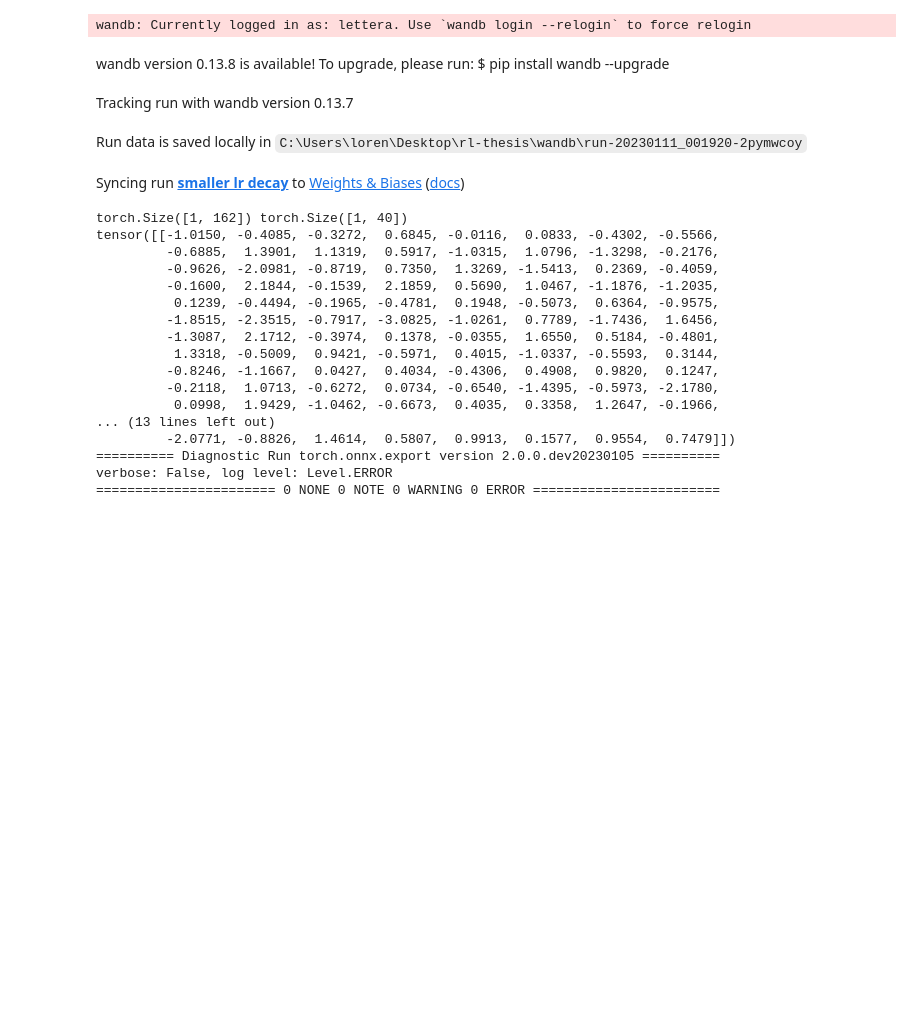
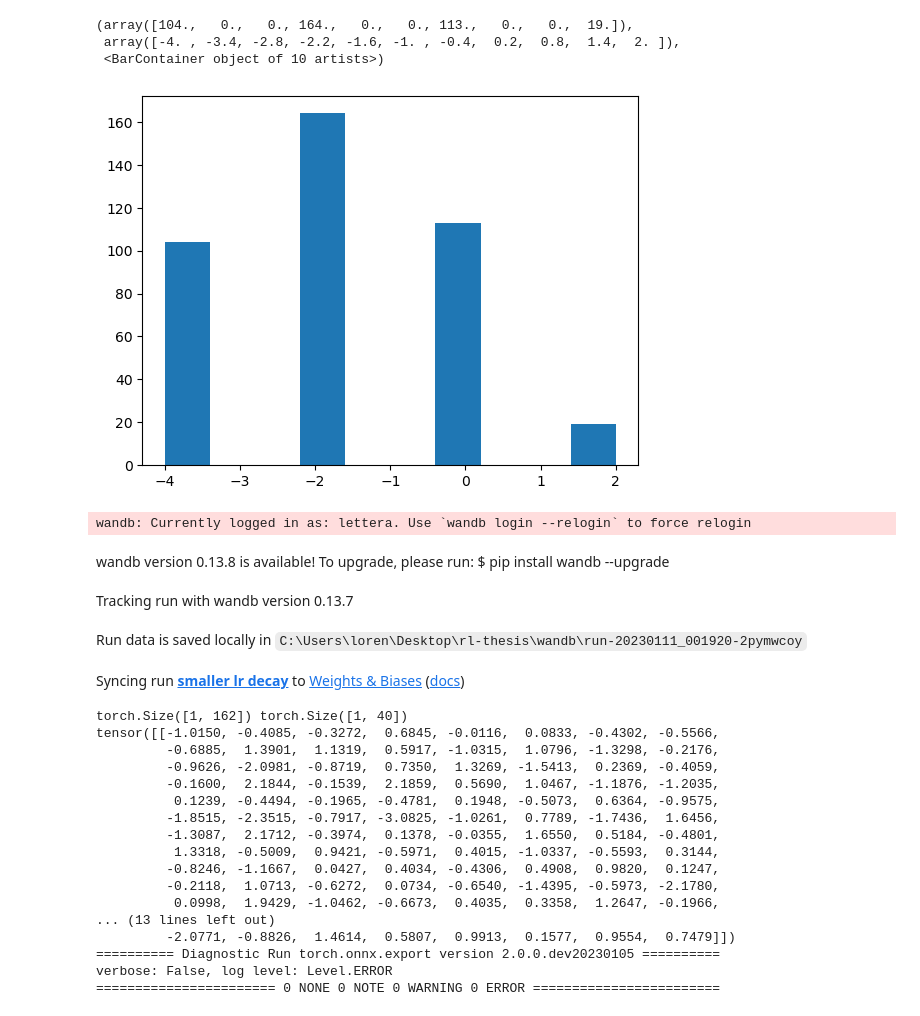
Before and after one commit to LetteraUnica/BriscolaBot, a Jupyter notebook: briscola.ipynb, the cells around one changed output. Saved outputs shown, nothing was run; the diff lists cells and outputs as text; code cells hidden in the pictures; blank space fills up the shorter version.

```diff
--- a/briscola.ipynb
+++ b/briscola.ipynb
@@ -28,3 +104,10 @@ from src.envs.two_player_briscola.BriscolaConstants import Constants
+# %%
+pl.hist(get_persons_energy(person_grid, person_preferences).flatten())
+# %% [output]
+(array([104.,   0.,   0., 164.,   0.,   0., 113.,   0.,   0.,  19.]),
+ array([-4. , -3.4, -2.8, -2.2, -1.6, -1. , -0.4,  0.2,  0.8,  1.4,  2. ]),
+ <BarContainer object of 10 artists>)
+[figure, added]
 # %%
 params = {
     "n_envs" : 2048,
```
Also changed, not shown: parts of 3 cells of this notebook, 1 other file.
